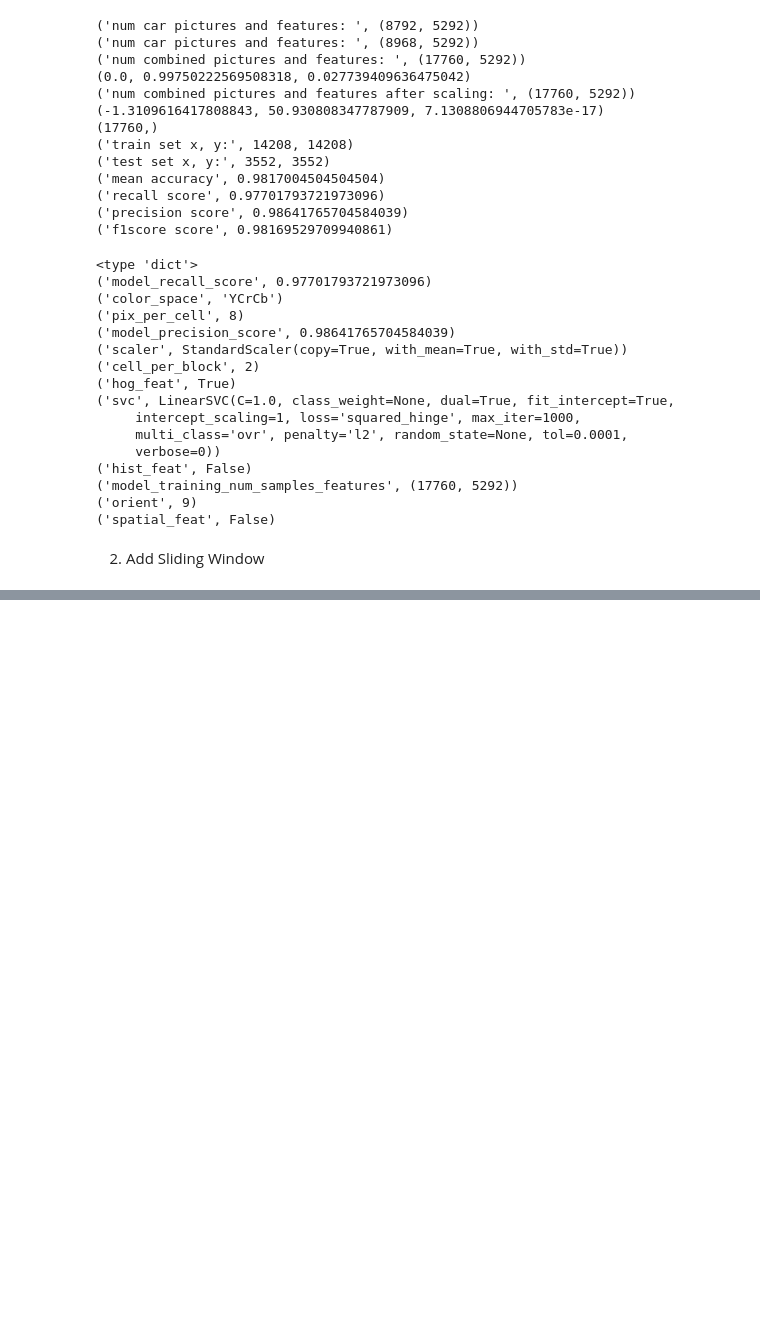
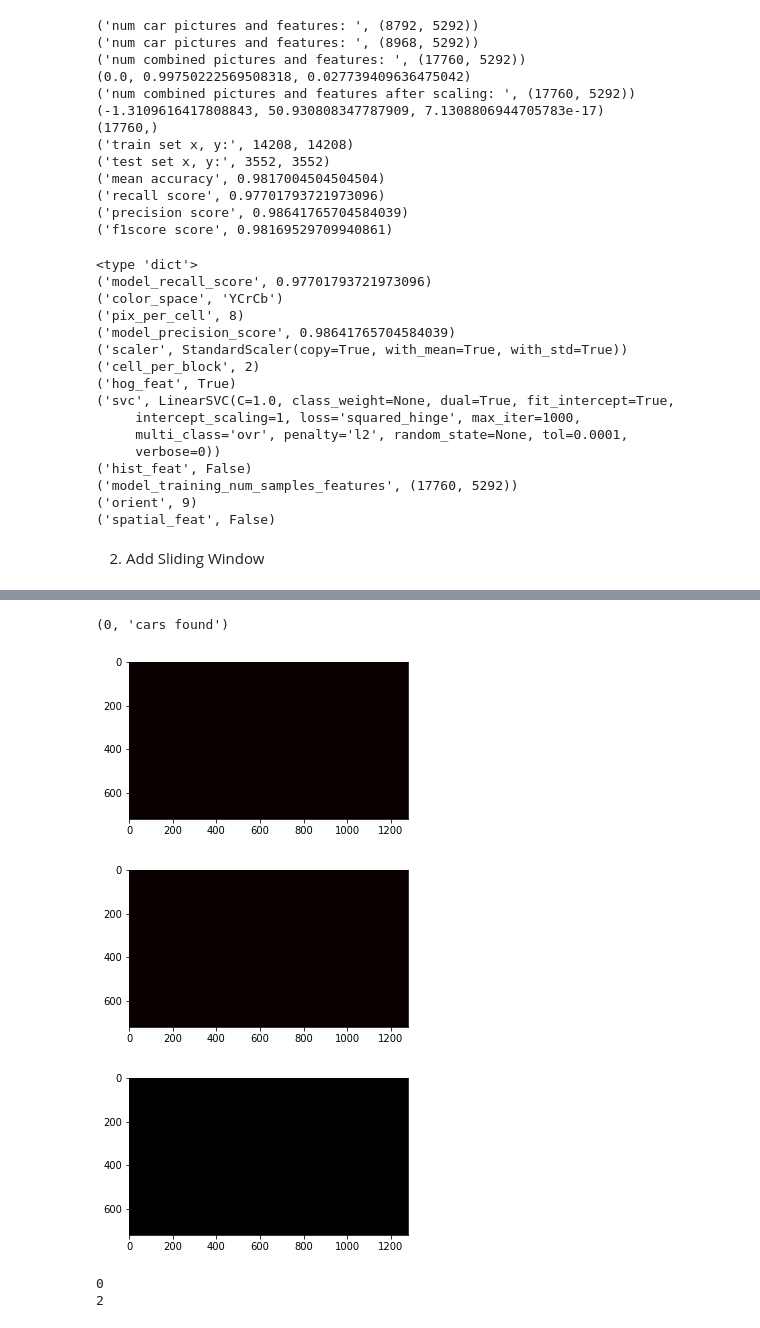
Before and after one commit to david-woo-instacart/kitt-playlabs, a Jupyter notebook: udacity/CarND-Vehicle-Detection-master/CarND-Vehicle-Detection-Project-V2.ipynb, the cells around one changed output, grey strips where cells are left out. Cells and saved outputs as stored; diff of their text form; code cells hidden in the pictures; blank space fills up the shorter version.

```diff
--- a/udacity/CarND-Vehicle-Detection-master/CarND-Vehicle-Detection-Project-V2.ipynb
+++ b/udacity/CarND-Vehicle-Detection-master/CarND-Vehicle-Detection-Project-V2.ipynb
@@ -576,0 +585,66 @@ converting colors
+# %%
+# Implement heatmap
+
+def add_heat(bboxes,img):
+
+    # define a np array of zeros
+    img_map = np.zeros_like(img[:,:,0])
+    #print("heatmap shape",heat_map.shape)
+
+    # Iterate through list of bboxes
+    for box in bboxes:
+
+        # Add += 1 for all pixels inside each bbox
+        # Assuming each "box" takes the form ((x1, y1), (x2, y2))
+        box_x_min_max = (box[0][0],box[1][0])
+        box_y_min_max = (box[0][1],box[1][1])
+        #print(box_x_min_max,box_y_min_max)
+        img_map[box_y_min_max[0]:box_y_min_max[1],box_x_min_max[0]:box_x_min_max[1]] += 1
+
+    return img_map
+
+def apply_heat_threshold(img_map,threshold):
+
+    img_map[img_map <= threshold] = 0
+
+    return img_map
+
+def get_heatmap(bboxes,img,threshold):
+
+    img_map = apply_heat_threshold(add_heat(bboxes,img),threshold)
+    img_labels = label(img_map)
+
+    return img_map,img_labels
+
+
+plt.figure(figsize=(5,5))
+plt.imshow(add_heat(bboxes,img), cmap='hot')
+
+heat_map,labels = get_heatmap(bboxes,img,1)
+
+plt.figure(figsize=(5,5))
+plt.imshow(heat_map, cmap='hot')
+
+plt.figure(figsize=(5,5))
+plt.imshow(labels[0], cmap='gray')
+print(labels[1], 'cars found')
+
+# next we should draw the the bounding box if over a certain threshold
+# %% [output]
+(0, 'cars found')
+[figure, added]
+[figure, added]
+[figure, added]
+# %%
+# see first car
+labels[0].shape
+labels[1]
+
+print(np.min(labels[0]))
+print(np.max(labels[0]))
+
+# it's the size of the image
+# like connected components first non-zero pixel
+# %% [output]
+0
+2
```
Also changed, not shown: parts of 10 cells of this notebook.
